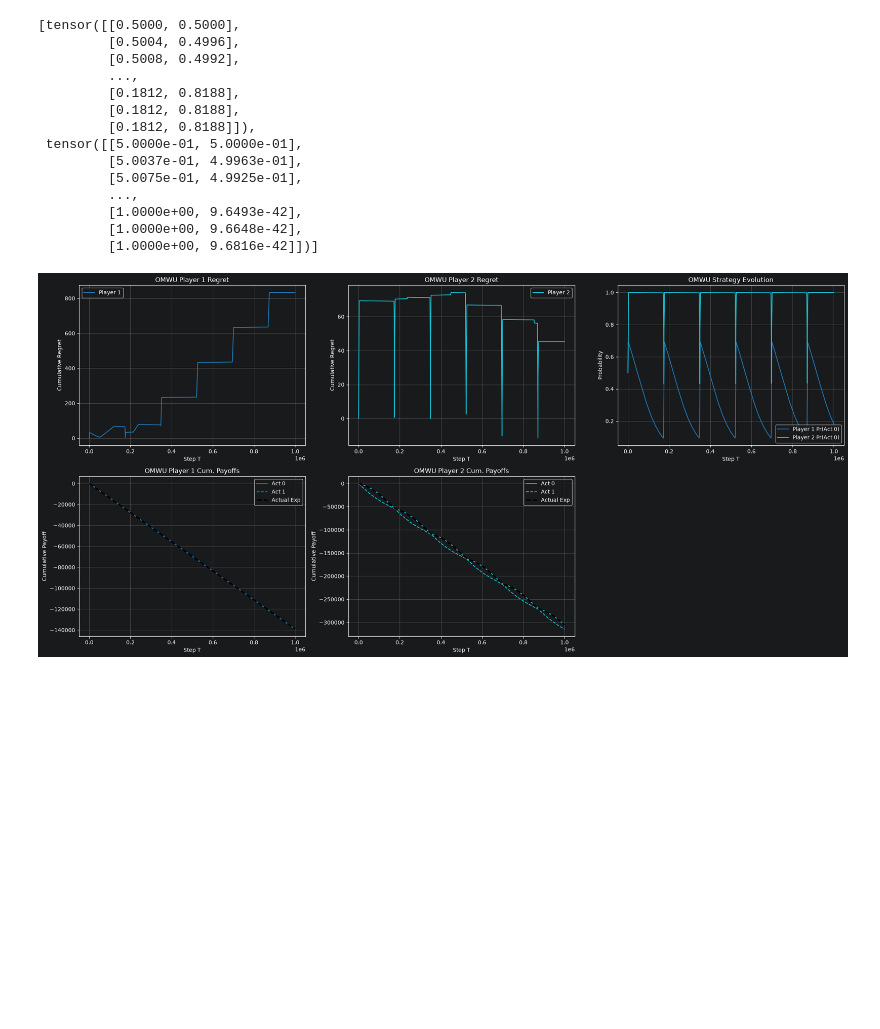
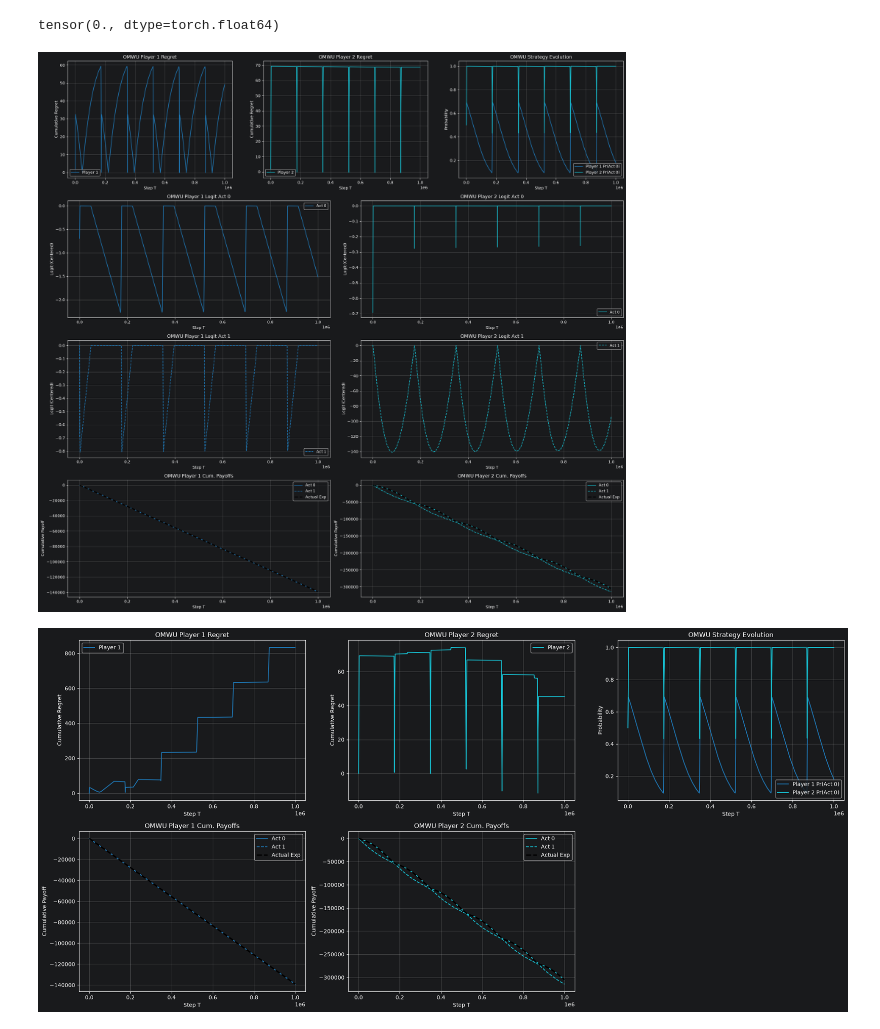
Before and after one commit to CatGuy1300/learning-and-games-final-project, a Jupyter notebook: notebooks/animate.ipynb, the cells around one changed output. Cells and saved outputs as stored; diff of their text form; code cells hidden in the pictures; blank space fills up the shorter version.

```diff
--- a/notebooks/animate.ipynb
+++ b/notebooks/animate.ipynb
@@ -27,2 +27,25 @@ summary = runner.run()
+# %%
+output_dir = 'outputs'
+session_id = 'e334f1c6-3229-4b64-83e6-db37f6ec3e82' # eta = 0.01 float64
+# %%
+logits[1].max()
+# %% [output]
+tensor(0., dtype=torch.float64)
+# %%
+from src.engine.statistics import unpack_stats
+from src.utils.visualization import plot_static_trajectories
+
+# Load and unpack the recorded statistics from disk
+stats_data = load_experiment_stats(output_dir=output_dir, session_id=session_id)
+steps, cum_regrets, strats, logits, instant_payoffs = unpack_stats(stats_data)
+
+# Plot the static N-player trajectories (Zoom in by setting start_step and end_step if desired!)
+import torch
+cum_action_payoffs = [torch.cumsum(p, dim=0) for p in instant_payoffs]
+cum_expected_payoffs = [torch.cumsum(torch.sum(s * p, dim=-1), dim=0) for s, p in zip(strats, instant_payoffs)]
+fig, axes = plot_static_trajectories(steps, cum_regrets, strats, title_prefix="OMWU", plot_all_actions=False, start_step=0, end_step=None, separate_regret_plots=True, cum_action_payoffs=cum_action_payoffs, cum_expected_payoffs=cum_expected_payoffs, logits=logits, plot_logits=True, separate_logit_plots=True)
+plt.show()
+# %% [output]
+[figure, added]
 # %%
 output_dir = 'outputs'
@@ -30,20 +53,3 @@ session_id = '46b25ae2-b8ed-423e-a467-64cc8400322d' # eta = 0.01
-# %%
-strats
-# %% [output]
-[tensor([[0.5000, 0.5000],
-         [0.5004, 0.4996],
-         [0.5008, 0.4992],
-         ...,
-         [0.1812, 0.8188],
-         [0.1812, 0.8188],
-         [0.1812, 0.8188]]),
- tensor([[5.0000e-01, 5.0000e-01],
-         [5.0037e-01, 4.9963e-01],
-         [5.0075e-01, 4.9925e-01],
-         ...,
-         [1.0000e+00, 9.6493e-42],
-         [1.0000e+00, 9.6648e-42],
-         [1.0000e+00, 9.6816e-42]])]
 # %%
 from src.engine.statistics import unpack_stats
 from src.utils.visualization import plot_static_trajectories
```
Also changed, not shown: parts of 3 cells of this notebook, 11 other files.
